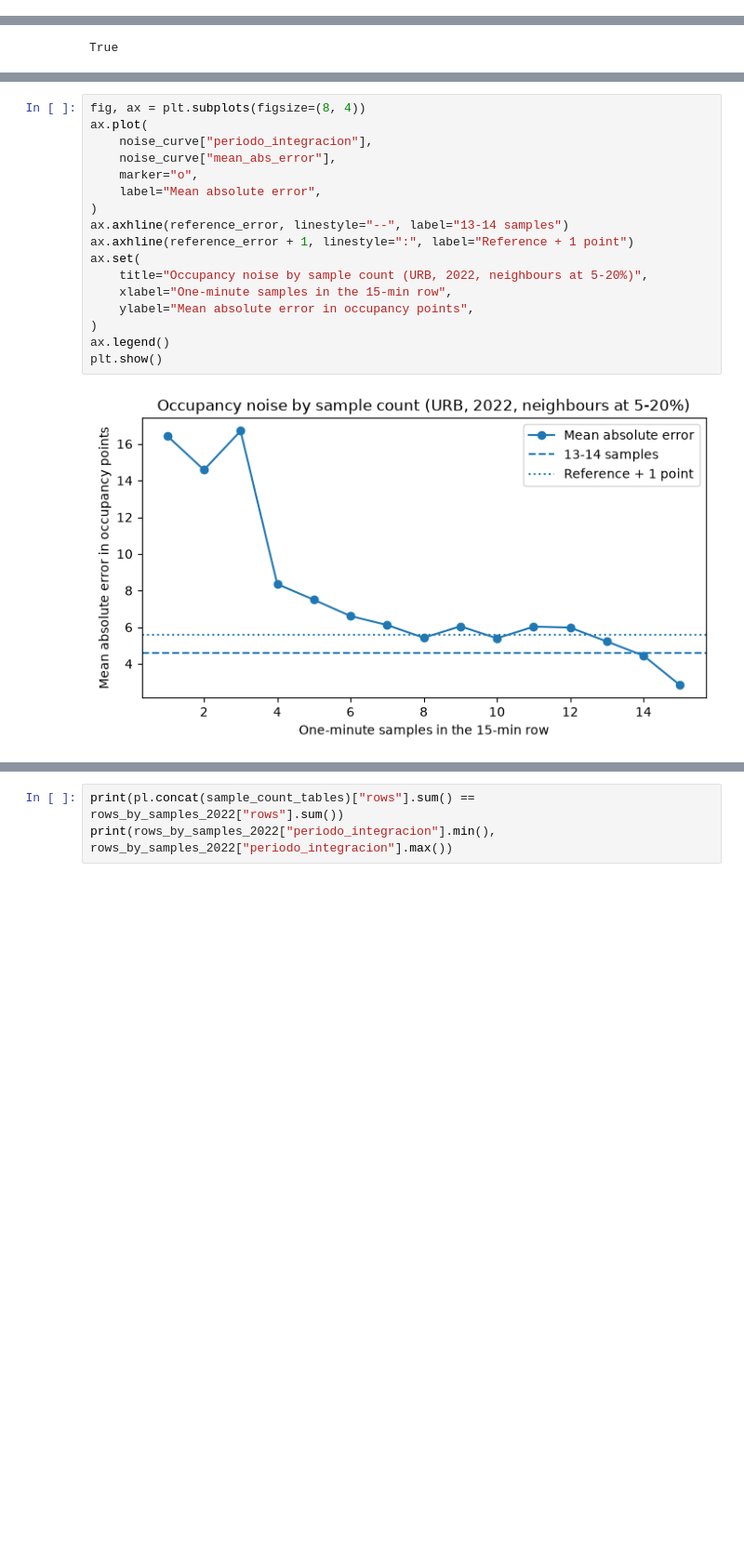
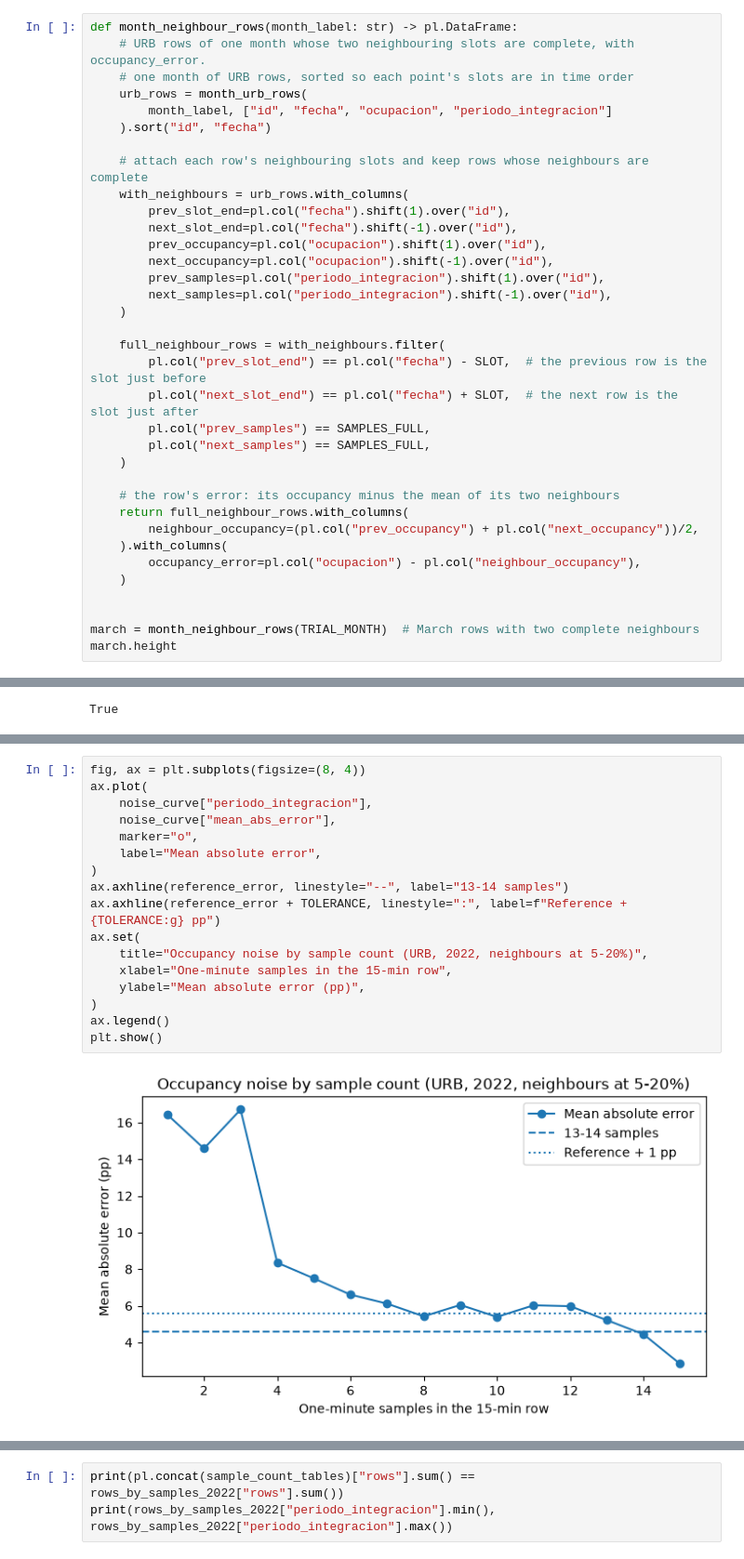
Before and after one commit to AnhTRJotnar/madrid-congestion, a Jupyter notebook: notebooks/1.0-anh-initial-exploration.ipynb, the cells around one changed output, grey strips where cells are left out. Shown at 93% size. Saved outputs shown, nothing was run; the diff lists cells and outputs as text; blank space fills up the shorter version.

```diff
--- a/notebooks/1.0-anh-initial-exploration.ipynb
+++ b/notebooks/1.0-anh-initial-exploration.ipynb
@@ -648,0 +406,35 @@ Check: no rows lost or added.
+# %%
+def month_neighbour_rows(month_label: str) -> pl.DataFrame:
+    # URB rows of one month whose two neighbouring slots are complete, with occupancy_error.
+    # one month of URB rows, sorted so each point's slots are in time order
+    urb_rows = month_urb_rows(
+        month_label, ["id", "fecha", "ocupacion", "periodo_integracion"]
+    ).sort("id", "fecha")
+
+    # attach each row's neighbouring slots and keep rows whose neighbours are complete
+    with_neighbours = urb_rows.with_columns(
+        prev_slot_end=pl.col("fecha").shift(1).over("id"),
+        next_slot_end=pl.col("fecha").shift(-1).over("id"),
+        prev_occupancy=pl.col("ocupacion").shift(1).over("id"),
+        next_occupancy=pl.col("ocupacion").shift(-1).over("id"),
+        prev_samples=pl.col("periodo_integracion").shift(1).over("id"),
+        next_samples=pl.col("periodo_integracion").shift(-1).over("id"),
+    )
+
+    full_neighbour_rows = with_neighbours.filter(
+        pl.col("prev_slot_end") == pl.col("fecha") - SLOT,  # the previous row is the slot just before
+        pl.col("next_slot_end") == pl.col("fecha") + SLOT,  # the next row is the slot just after
+        pl.col("prev_samples") == SAMPLES_FULL,
+        pl.col("next_samples") == SAMPLES_FULL,
+    )
+
+    # the row's error: its occupancy minus the mean of its two neighbours
+    return full_neighbour_rows.with_columns(
+        neighbour_occupancy=(pl.col("prev_occupancy") + pl.col("next_occupancy"))/2,
+    ).with_columns(
+        occupancy_error=pl.col("ocupacion") - pl.col("neighbour_occupancy"),
+    )
+
+
+march = month_neighbour_rows(TRIAL_MONTH)  # March rows with two complete neighbours
+march.height
@@ -682,19 +661,19 @@ shape: (15, 5)
 # %%
 fig, ax = plt.subplots(figsize=(8, 4))
 ax.plot(
     noise_curve["periodo_integracion"],
     noise_curve["mean_abs_error"],
     marker="o",
     label="Mean absolute error",
 )
 ax.axhline(reference_error, linestyle="--", label="13-14 samples")
-ax.axhline(reference_error + 1, linestyle=":", label="Reference + 1 point")
+ax.axhline(reference_error + TOLERANCE, linestyle=":", label=f"Reference + {TOLERANCE:g} pp")
 ax.set(
     title="Occupancy noise by sample count (URB, 2022, neighbours at 5-20%)",
     xlabel="One-minute samples in the 15-min row",
-    ylabel="Mean absolute error in occupancy points",
+    ylabel="Mean absolute error (pp)",
 )
 ax.legend()
 plt.show()
 # %% [output]
-[figure, old version]
+[figure, new version]
```
Also changed, not shown: parts of 146 cells of this notebook, 2 other files.
